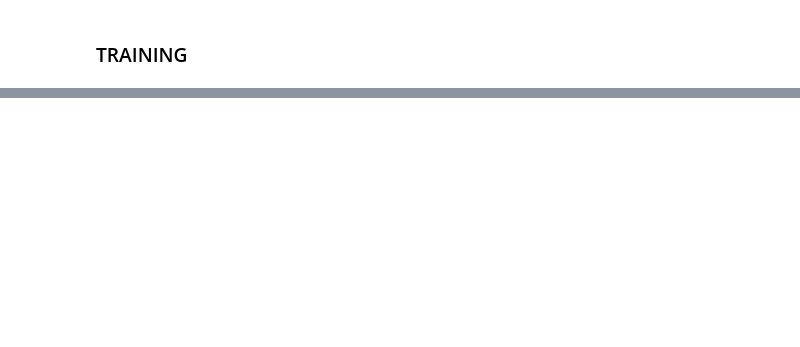
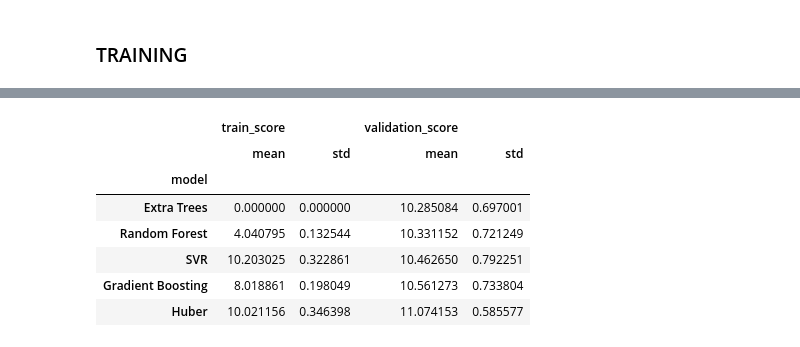
Before and after one commit to dan8239/nfl-data-engineering, a Jupyter notebook: src/training/training.ipynb, the cells around one changed output, grey strips where cells are left out. Cells and saved outputs as stored; diff of their text form; code cells hidden in the pictures; blank space fills up the shorter version.

Commit message:
Training in progress
feature importance
tested training years
looping through and testing aggregation methods

```diff
--- a/src/training/training.ipynb
+++ b/src/training/training.ipynb
@@ -813,0 +26,2 @@ all_total_y = [
+# %%
+training_df["rest_differential"] = training_df["home_days_rest"] - training_df["away_days_rest"]
@@ -814,2 +466,2 @@ all_total_y = [
 # %%
-small_train_df = training_df[train_features + spread_y + total_y + all_spread_y + all_total_y]
+small_train_df = training_df[train_features + spread_y + total_y + all_spread_y + all_total_y].copy()
@@ -868,0 +509,5 @@ fig.show()
+# %%
+small_train_df["year"] = pd.to_datetime(small_train_df["game_datetime"]).dt.year
+# %%
+X = small_train_df[["year"] + train_features].copy()
+y = small_train_df[["year"] + spread_y].copy()
@@ -868,0 +726,11 @@ fig.show()
+# %%
+results_df.groupby(by="model")[["train_score", "validation_score"]].agg(["mean", "std"]).sort_values(by=("validation_score", "mean"))
+# %% [output]
+|  | train_score |  | validation_score |  |
+|  | mean | std | mean | std |
+| model |  |  |  |  |
+| Extra Trees | 0.000000 | 0.000000 | 10.285084 | 0.697001 |
+| Random Forest | 4.040795 | 0.132544 | 10.331152 | 0.721249 |
+| SVR | 10.203025 | 0.322861 | 10.462650 | 0.792251 |
+| Gradient Boosting | 8.018861 | 0.198049 | 10.561273 | 0.733804 |
+| Huber | 10.021156 | 0.346398 | 11.074153 | 0.585577 |
```
Also changed, not shown: parts of 21 cells of this notebook, 14 other files.
